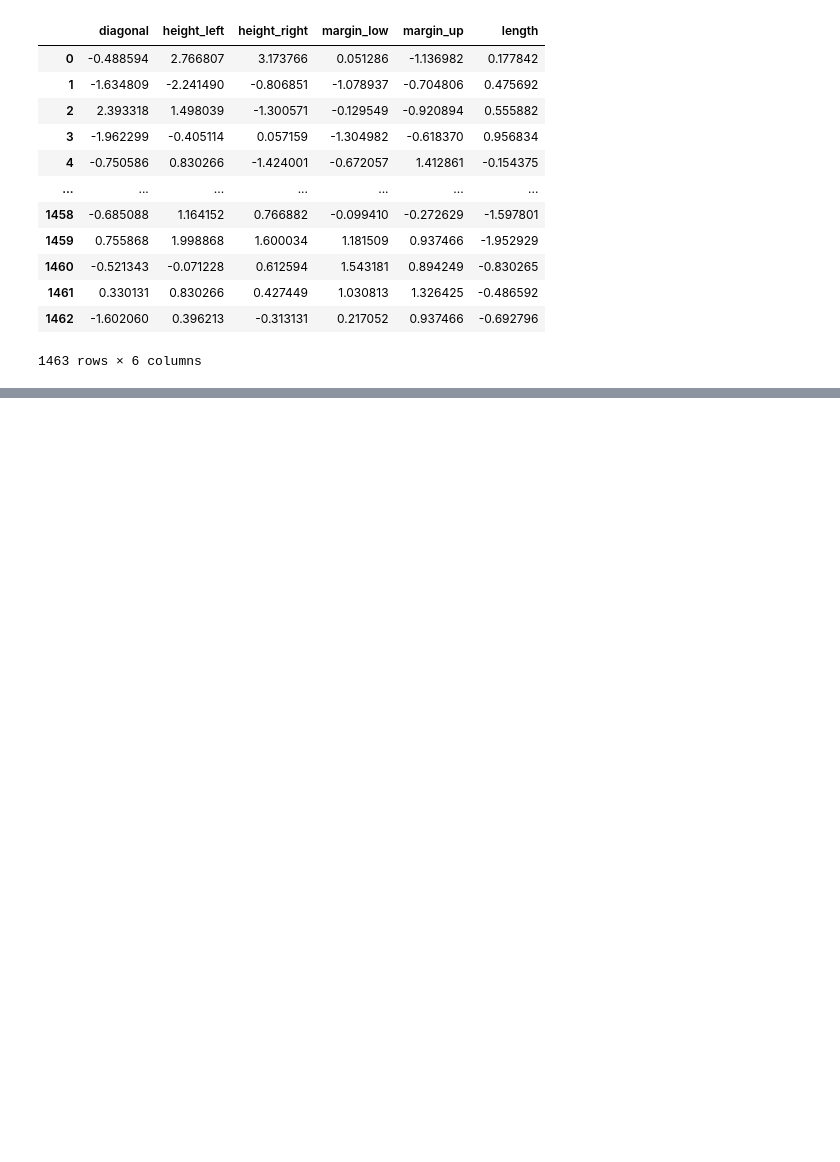
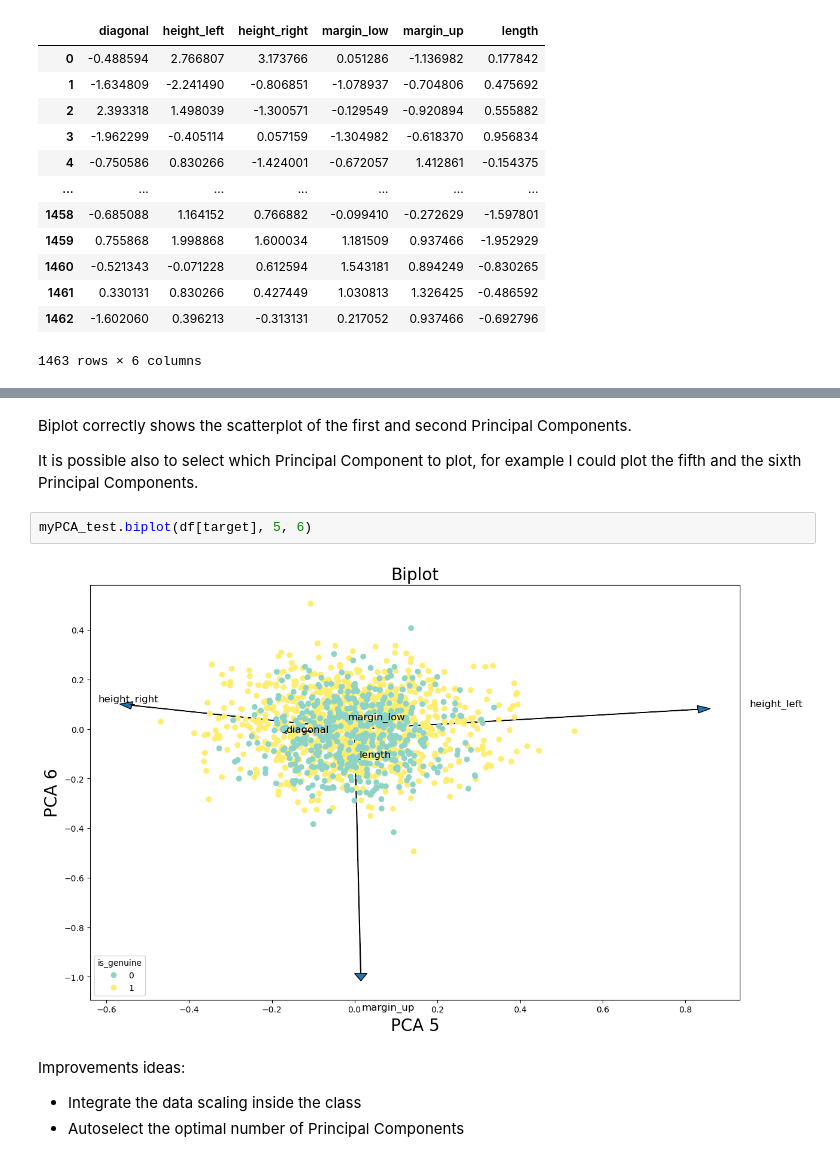
Before and after one commit to CheckSim/myPCA, a Jupyter notebook: pca-test-portfolio.ipynb, the cells around one changed output, grey strips where cells are left out. Cells and saved outputs as stored; diff of their text form; blank space fills up the shorter version.

```diff
--- a/pca-test-portfolio.ipynb
+++ b/pca-test-portfolio.ipynb
@@ -120,0 +228,12 @@ Cumulative explained variance with 6 components: 99.99999999999999%
+# %% [markdown]
+Biplot correctly shows the scatterplot of the first and second Principal Components.
+
+It is possible also to select which Principal Component to plot, for example I could plot the fifth and the sixth Principal Components.
+# %%
+myPCA_test.biplot(df[target], 5, 6)
+# %% [output]
+[figure, added]
+# %% [markdown]
+Improvements ideas:
+* Integrate the data scaling inside the class
+* Autoselect the optimal number of Principal Components
```
Also changed, not shown: parts of 17 cells of this notebook, 1 other file.
